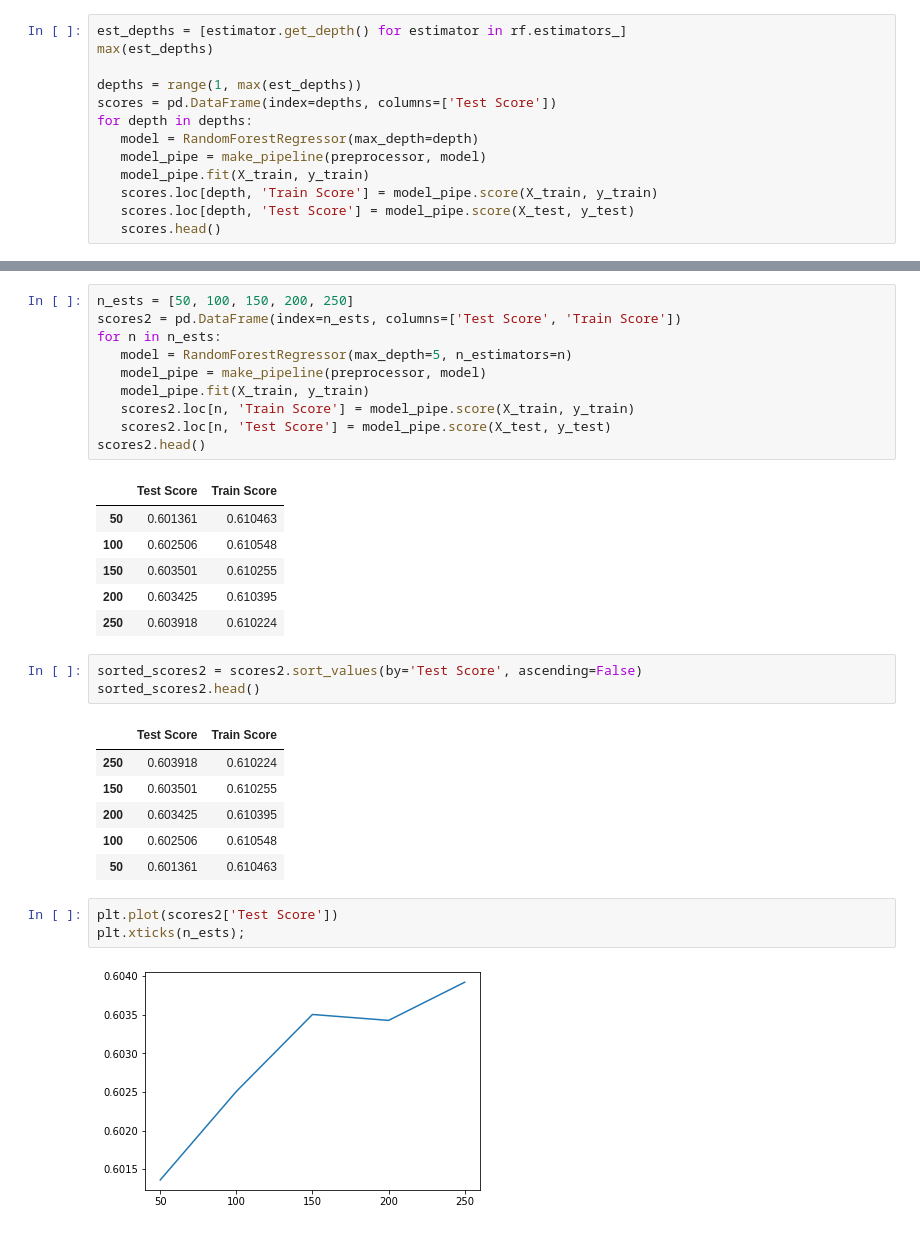
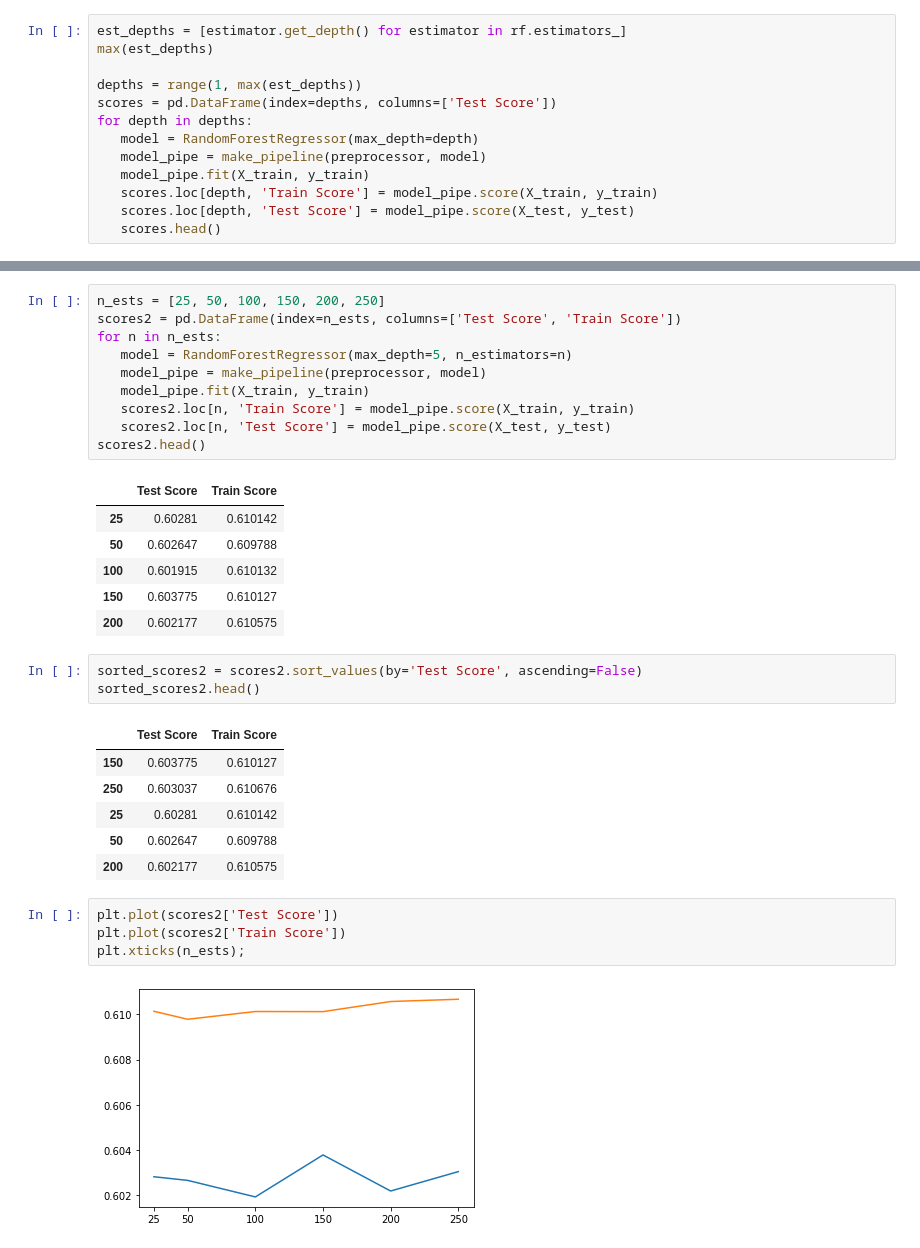
Before and after one commit to dmburns1729/bootcamp_projects, a Jupyter notebook: Sales_Prediction_Regressions.ipynb, the cells around one changed output, grey strips where cells are left out. Saved outputs shown, nothing was run; the diff lists cells and outputs as text.

```diff
--- a/Sales_Prediction_Regressions.ipynb
+++ b/Sales_Prediction_Regressions.ipynb
@@ -528,5 +543,5 @@ sorted_scores.head()
 # %%
-n_ests = [50, 100, 150, 200, 250]
+n_ests = [25, 50, 100, 150, 200, 250]
 scores2 = pd.DataFrame(index=n_ests, columns=['Test Score', 'Train Score'])
 for n in n_ests:
    model = RandomForestRegressor(max_depth=5, n_estimators=n)
@@ -537,24 +552,25 @@ for n in n_ests:
 scores2.head()
 # %% [output]
 |  | Test Score | Train Score |
-| 50 | 0.601361 | 0.610463 |
-| 100 | 0.602506 | 0.610548 |
-| 150 | 0.603501 | 0.610255 |
-| 200 | 0.603425 | 0.610395 |
-| 250 | 0.603918 | 0.610224 |
+| 25 | 0.60281 | 0.610142 |
+| 50 | 0.602647 | 0.609788 |
+| 100 | 0.601915 | 0.610132 |
+| 150 | 0.603775 | 0.610127 |
+| 200 | 0.602177 | 0.610575 |
 # %%
 sorted_scores2 = scores2.sort_values(by='Test Score', ascending=False)
 sorted_scores2.head()
 # %% [output]
 |  | Test Score | Train Score |
-| 250 | 0.603918 | 0.610224 |
-| 150 | 0.603501 | 0.610255 |
-| 200 | 0.603425 | 0.610395 |
-| 100 | 0.602506 | 0.610548 |
-| 50 | 0.601361 | 0.610463 |
+| 150 | 0.603775 | 0.610127 |
+| 250 | 0.603037 | 0.610676 |
+| 25 | 0.60281 | 0.610142 |
+| 50 | 0.602647 | 0.609788 |
+| 200 | 0.602177 | 0.610575 |
 # %%
 plt.plot(scores2['Test Score'])
+plt.plot(scores2['Train Score'])
 plt.xticks(n_ests);
 # %% [output]
-[figure, old version]
+[figure, new version]
 # %%
```
Also changed, not shown: parts of 17 cells of this notebook.
